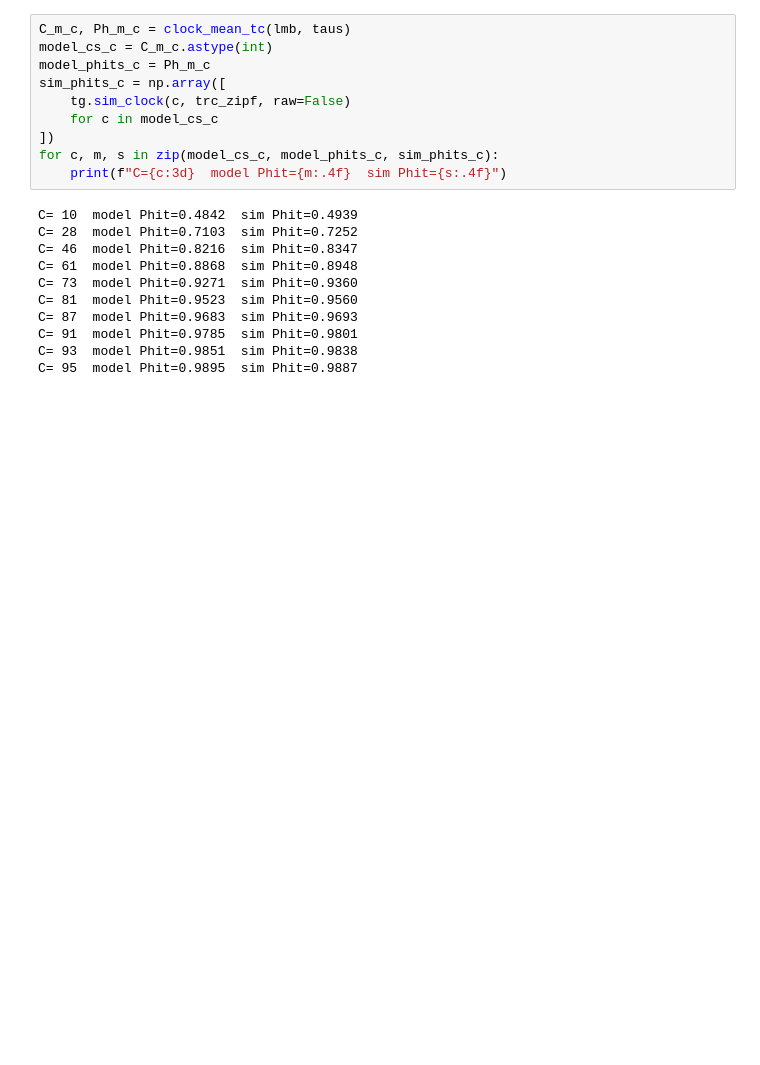
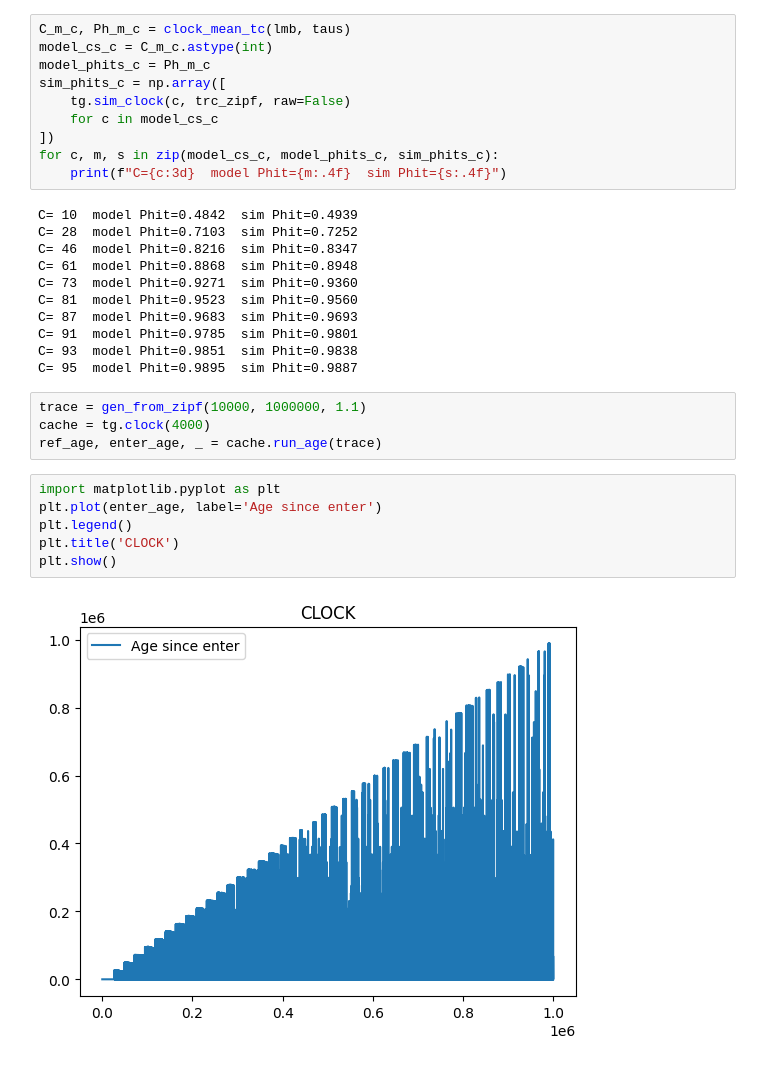
Before and after one commit to Effygal/cache-modeling, a Jupyter notebook: clock-analysis.ipynb, the cells around one changed output. Drawn from its saved outputs; the diff is of its cells as text; blank space fills up the shorter version.

```diff
--- a/clock-analysis.ipynb
+++ b/clock-analysis.ipynb
@@ -86,3 +86,15 @@ C= 87  model Phit=0.9683  sim Phit=0.9693
 C= 91  model Phit=0.9785  sim Phit=0.9801
 C= 93  model Phit=0.9851  sim Phit=0.9838
 C= 95  model Phit=0.9895  sim Phit=0.9887
+# %%
+trace = gen_from_zipf(10000, 1000000, 1.1)
+cache = tg.clock(4000)
+ref_age, enter_age, _ = cache.run_age(trace)
+# %%
+import matplotlib.pyplot as plt
+plt.plot(enter_age, label='Age since enter')
+plt.legend()
+plt.title('CLOCK')
+plt.show()
+# %% [output]
+[figure, added]
```
Also changed, not shown: parts of 6 cells of this notebook, 1 other file.
